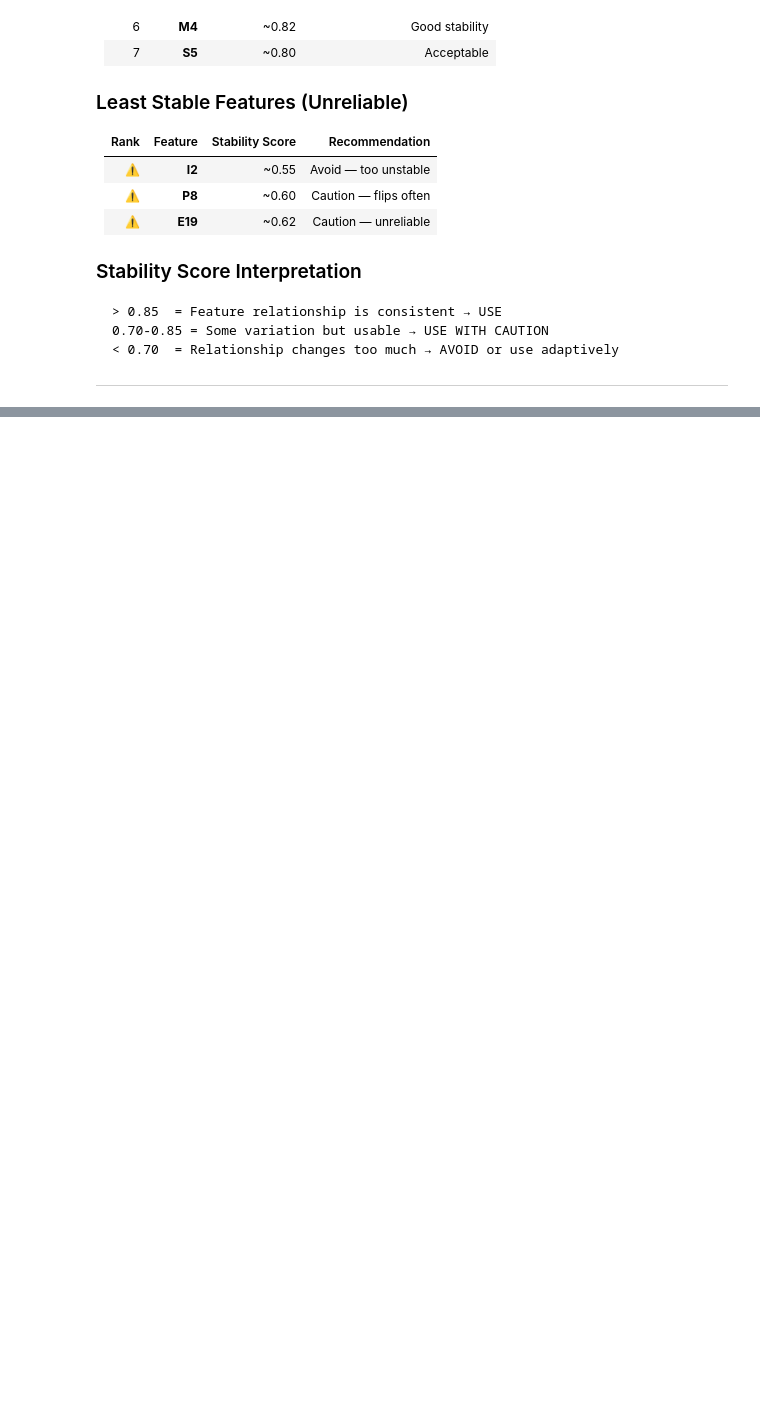
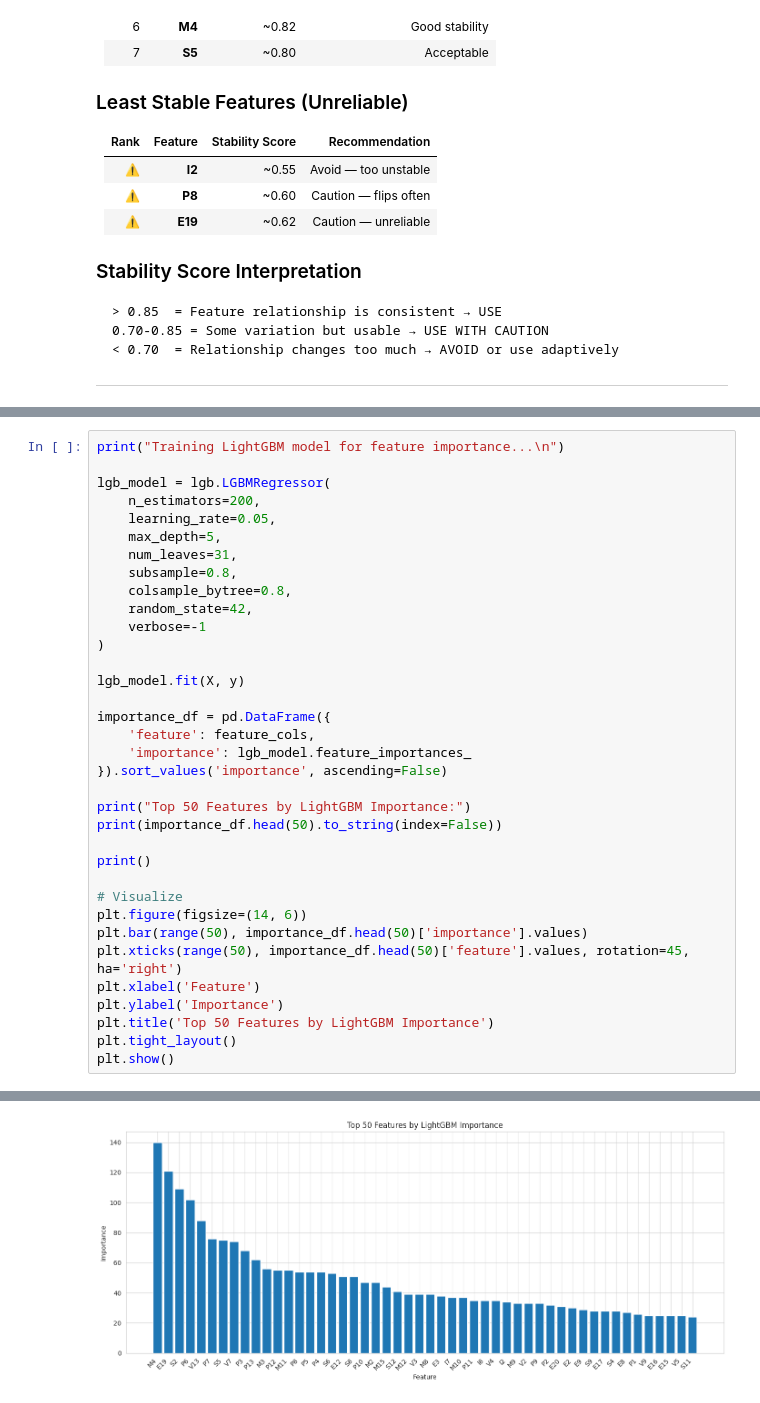
Before and after one commit to tungtokyo1108/Data_Science_Python, a Jupyter notebook: Deep EDA: From Market Efficiency to Alpha Signals.ipynb, the cells around one changed output, grey strips where cells are left out. Drawn from its saved outputs; the diff is of its cells as text; blank space fills up the shorter version.

Commit message:
Kaggle Notebook | Deep EDA + Deep Feature Selection + ML models | Version 15

```diff
--- a/Deep EDA: From Market Efficiency to Alpha Signals.ipynb
+++ b/Deep EDA: From Market Efficiency to Alpha Signals.ipynb
@@ -1588,0 +1472,36 @@ ax.set_xticklabels(period_labels, fontsize=8)
+# %%
+print("Training LightGBM model for feature importance...\n")
+
+lgb_model = lgb.LGBMRegressor(
+    n_estimators=200,
+    learning_rate=0.05,
+    max_depth=5,
+    num_leaves=31,
+    subsample=0.8,
+    colsample_bytree=0.8,
+    random_state=42,
+    verbose=-1
+)
+
+lgb_model.fit(X, y)
+
+importance_df = pd.DataFrame({
+    'feature': feature_cols,
+    'importance': lgb_model.feature_importances_
+}).sort_values('importance', ascending=False)
+
+print("Top 50 Features by LightGBM Importance:")
+print(importance_df.head(50).to_string(index=False))
+
+print()
+
+# Visualize
+plt.figure(figsize=(14, 6))
+plt.bar(range(50), importance_df.head(50)['importance'].values)
+plt.xticks(range(50), importance_df.head(50)['feature'].values, rotation=45, ha='right')
+plt.xlabel('Feature')
+plt.ylabel('Importance')
+plt.title('Top 50 Features by LightGBM Importance')
+plt.tight_layout()
+plt.show()
+# %% [output]
@@ -1588,0 +1525 @@ ax.set_xticklabels(period_labels, fontsize=8)
+[figure, added]
```
Also changed, not shown: parts of 40 cells of this notebook.
